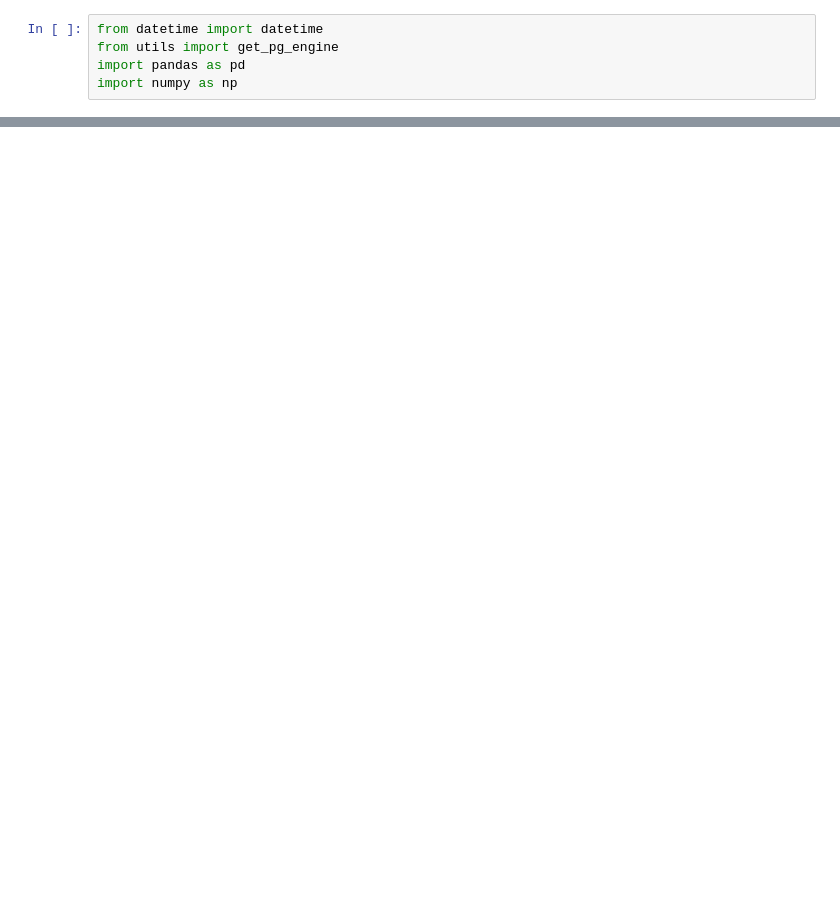
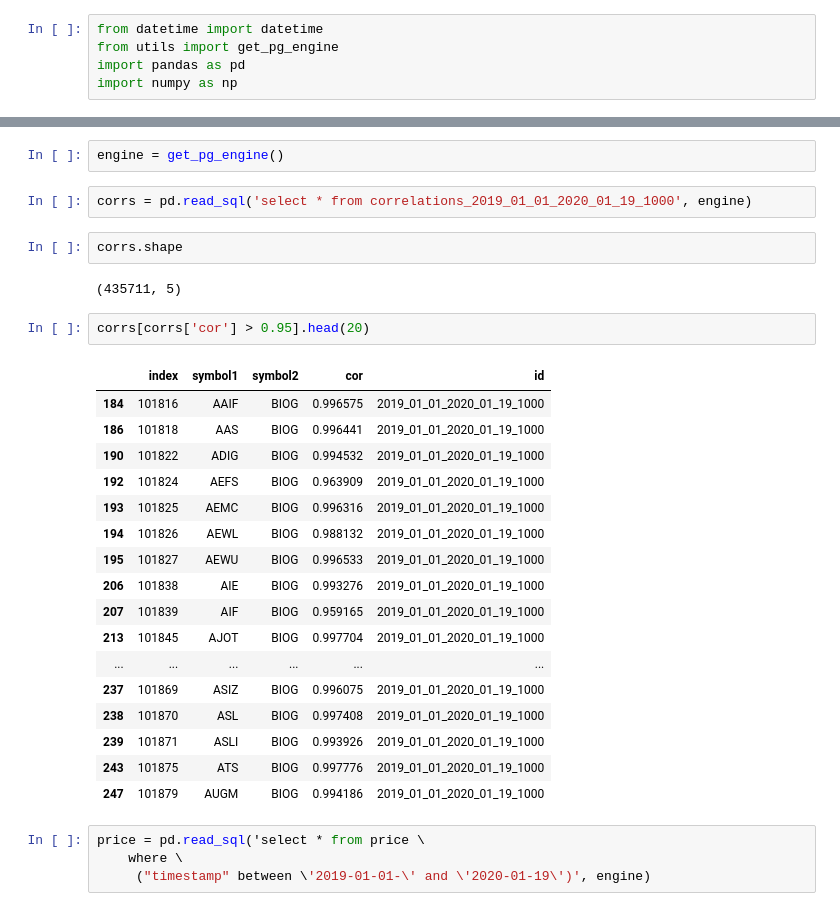
Before and after one commit to dsharpc/StockNetworks, a Jupyter notebook: app/Dev.ipynb, the cells around one changed output, grey strips where cells are left out. Cells and saved outputs as stored; diff of their text form; blank space fills up the shorter version.

```diff
--- a/app/Dev.ipynb
+++ b/app/Dev.ipynb
@@ -108,0 +6,32 @@ Successfully installed cycler-0.10.0 kiwisolver-1.1.0 matplotlib-3.1.2 pyparsing
+# %%
+engine = get_pg_engine()
+# %%
+corrs = pd.read_sql('select * from correlations_2019_01_01_2020_01_19_1000', engine)
+# %%
+corrs.shape
+# %% [output]
+(435711, 5)
+# %%
+corrs[corrs['cor'] > 0.95].head(20)
+# %% [output]
+|  | index | symbol1 | symbol2 | cor | id |
+| 184 | 101816 | AAIF | BIOG | 0.996575 | 2019_01_01_2020_01_19_1000 |
+| 186 | 101818 | AAS | BIOG | 0.996441 | 2019_01_01_2020_01_19_1000 |
+| 190 | 101822 | ADIG | BIOG | 0.994532 | 2019_01_01_2020_01_19_1000 |
+| 192 | 101824 | AEFS | BIOG | 0.963909 | 2019_01_01_2020_01_19_1000 |
+| 193 | 101825 | AEMC | BIOG | 0.996316 | 2019_01_01_2020_01_19_1000 |
+| 194 | 101826 | AEWL | BIOG | 0.988132 | 2019_01_01_2020_01_19_1000 |
+| 195 | 101827 | AEWU | BIOG | 0.996533 | 2019_01_01_2020_01_19_1000 |
+| 206 | 101838 | AIE | BIOG | 0.993276 | 2019_01_01_2020_01_19_1000 |
+| 207 | 101839 | AIF | BIOG | 0.959165 | 2019_01_01_2020_01_19_1000 |
+| 213 | 101845 | AJOT | BIOG | 0.997704 | 2019_01_01_2020_01_19_1000 |
+| ... | ... | ... | ... | ... | ... |
+| 237 | 101869 | ASIZ | BIOG | 0.996075 | 2019_01_01_2020_01_19_1000 |
+| 238 | 101870 | ASL | BIOG | 0.997408 | 2019_01_01_2020_01_19_1000 |
+| 239 | 101871 | ASLI | BIOG | 0.993926 | 2019_01_01_2020_01_19_1000 |
+| 243 | 101875 | ATS | BIOG | 0.997776 | 2019_01_01_2020_01_19_1000 |
+| 247 | 101879 | AUGM | BIOG | 0.994186 | 2019_01_01_2020_01_19_1000 |
+# %%
+price = pd.read_sql('select * from price \
+    where \
+     ("timestamp" between \'2019-01-01-\' and \'2020-01-19\')', engine)
```
Also changed, not shown: parts of 11 cells of this notebook.
